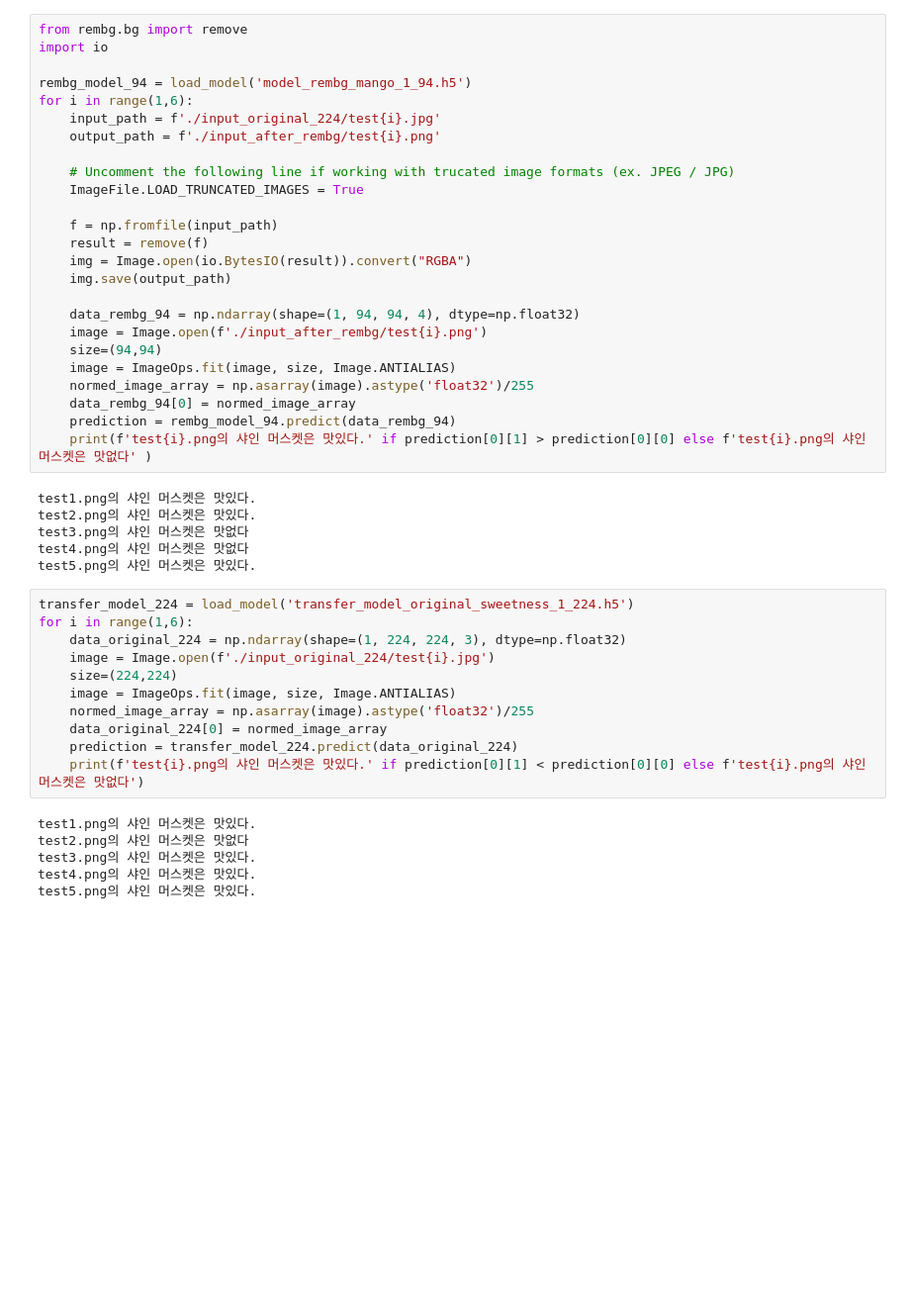
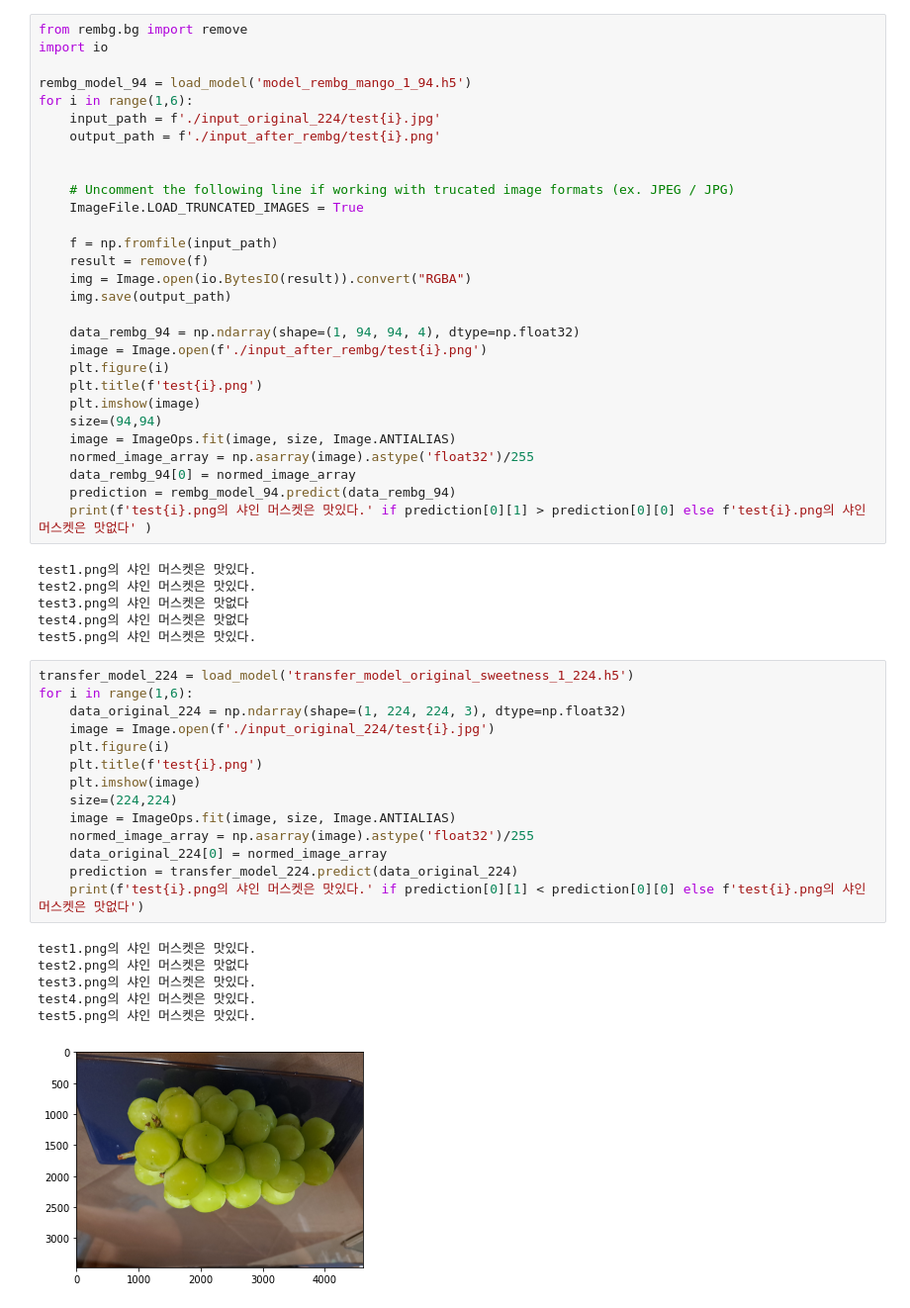
Before and after one commit to SNUCV21/Demo, a Jupyter notebook: python_demo.ipynb, the cells around one changed output. Shown at 99% size. Drawn from its saved outputs; the diff is of its cells as text; blank space fills up the shorter version.

```diff
--- a/python_demo.ipynb
+++ b/python_demo.ipynb
@@ -34,6 +44,7 @@ rembg_model_94 = load_model('model_rembg_mango_1_94.h5')
 for i in range(1,6):
     input_path = f'./input_original_224/test{i}.jpg'
     output_path = f'./input_after_rembg/test{i}.png'
+
 
     # Uncomment the following line if working with trucated image formats (ex. JPEG / JPG)
     ImageFile.LOAD_TRUNCATED_IMAGES = True
@@ -45,6 +56,9 @@ for i in range(1,6):
 
     data_rembg_94 = np.ndarray(shape=(1, 94, 94, 4), dtype=np.float32)
     image = Image.open(f'./input_after_rembg/test{i}.png')
+    plt.figure(i)
+    plt.title(f'test{i}.png')
+    plt.imshow(image)
     size=(94,94)
     image = ImageOps.fit(image, size, Image.ANTIALIAS)
     normed_image_array = np.asarray(image).astype('float32')/255
@@ -60,17 +74,21 @@ test5.png의 샤인 머스켓은 맛있다.
 # %%
 transfer_model_224 = load_model('transfer_model_original_sweetness_1_224.h5')
 for i in range(1,6):
     data_original_224 = np.ndarray(shape=(1, 224, 224, 3), dtype=np.float32)
     image = Image.open(f'./input_original_224/test{i}.jpg')
+    plt.figure(i)
+    plt.title(f'test{i}.png')
+    plt.imshow(image)
     size=(224,224)
     image = ImageOps.fit(image, size, Image.ANTIALIAS)
     normed_image_array = np.asarray(image).astype('float32')/255
     data_original_224[0] = normed_image_array
     prediction = transfer_model_224.predict(data_original_224)
     print(f'test{i}.png의 샤인 머스켓은 맛있다.' if prediction[0][1] < prediction[0][0] else f'test{i}.png의 샤인 머스켓은 맛없다')
 # %% [output]
 test1.png의 샤인 머스켓은 맛있다.
 test2.png의 샤인 머스켓은 맛없다
 test3.png의 샤인 머스켓은 맛있다.
 test4.png의 샤인 머스켓은 맛있다.
 test5.png의 샤인 머스켓은 맛있다.
+[figure, added]
```
Also changed, not shown: parts of 3 cells of this notebook.
